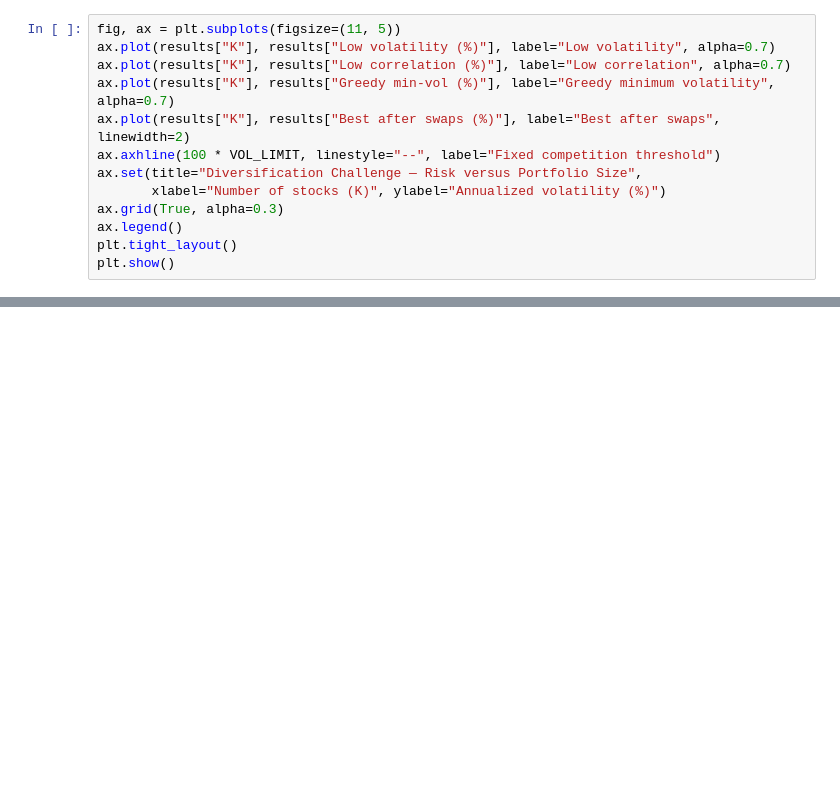
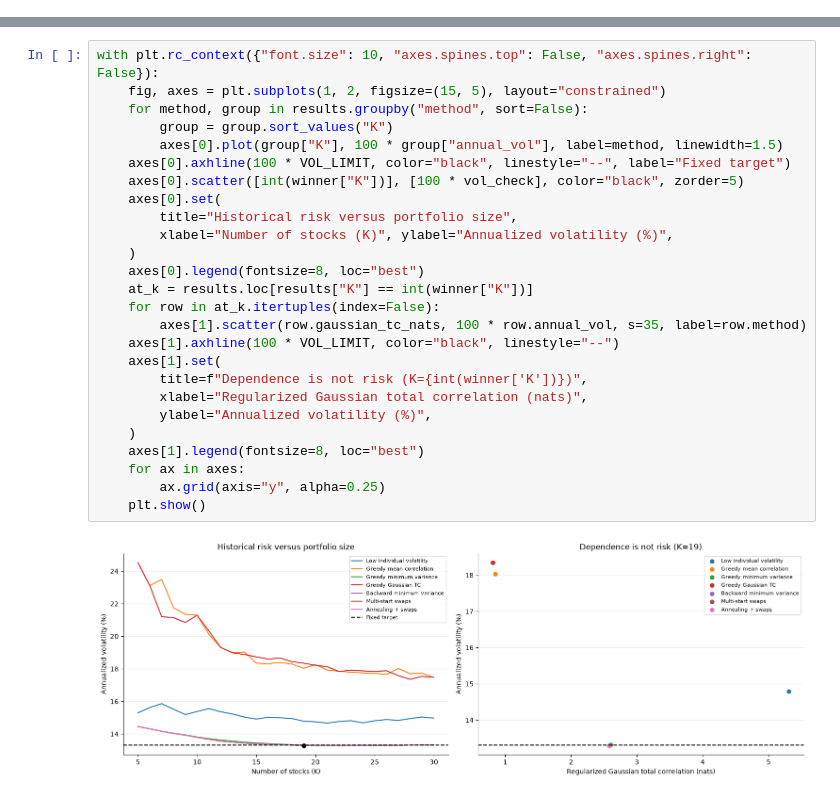
Before and after one commit to alfonso-santos/microcredencial-carteras-python, a Jupyter notebook: Tema_2_Carteras_Intro/src-sol/portfolio-diversification-efficiency-challenge-English-SOL.ipynb, the cells around one changed output, grey strips where cells are left out. Saved outputs shown, nothing was run; the diff lists cells and outputs as text; blank space fills up the shorter version.

```diff
--- a/Tema_2_Carteras_Intro/src-sol/portfolio-diversification-efficiency-challenge-English-SOL.ipynb
+++ b/Tema_2_Carteras_Intro/src-sol/portfolio-diversification-efficiency-challenge-English-SOL.ipynb
@@ -295,13 +0,0 @@ The chart makes clear whether more holdings materially improve risk reduction. W
-# %%
-fig, ax = plt.subplots(figsize=(11, 5))
-ax.plot(results["K"], results["Low volatility (%)"], label="Low volatility", alpha=0.7)
-ax.plot(results["K"], results["Low correlation (%)"], label="Low correlation", alpha=0.7)
-ax.plot(results["K"], results["Greedy min-vol (%)"], label="Greedy minimum volatility", alpha=0.7)
-ax.plot(results["K"], results["Best after swaps (%)"], label="Best after swaps", linewidth=2)
-ax.axhline(100 * VOL_LIMIT, linestyle="--", label="Fixed competition threshold")
-ax.set(title="Diversification Challenge — Risk versus Portfolio Size",
-       xlabel="Number of stocks (K)", ylabel="Annualized volatility (%)")
-ax.grid(True, alpha=0.3)
-ax.legend()
-plt.tight_layout()
-plt.show()
@@ -326,0 +784,28 @@ Submit the **stock symbols in alphabetical order**, with `K` and the annualized
+# %%
+with plt.rc_context({"font.size": 10, "axes.spines.top": False, "axes.spines.right": False}):
+    fig, axes = plt.subplots(1, 2, figsize=(15, 5), layout="constrained")
+    for method, group in results.groupby("method", sort=False):
+        group = group.sort_values("K")
+        axes[0].plot(group["K"], 100 * group["annual_vol"], label=method, linewidth=1.5)
+    axes[0].axhline(100 * VOL_LIMIT, color="black", linestyle="--", label="Fixed target")
+    axes[0].scatter([int(winner["K"])], [100 * vol_check], color="black", zorder=5)
+    axes[0].set(
+        title="Historical risk versus portfolio size",
+        xlabel="Number of stocks (K)", ylabel="Annualized volatility (%)",
+    )
+    axes[0].legend(fontsize=8, loc="best")
+    at_k = results.loc[results["K"] == int(winner["K"])]
+    for row in at_k.itertuples(index=False):
+        axes[1].scatter(row.gaussian_tc_nats, 100 * row.annual_vol, s=35, label=row.method)
+    axes[1].axhline(100 * VOL_LIMIT, color="black", linestyle="--")
+    axes[1].set(
+        title=f"Dependence is not risk (K={int(winner['K'])})",
+        xlabel="Regularized Gaussian total correlation (nats)",
+        ylabel="Annualized volatility (%)",
+    )
+    axes[1].legend(fontsize=8, loc="best")
+    for ax in axes:
+        ax.grid(axis="y", alpha=0.25)
+    plt.show()
+# %% [output]
+[figure, added]
```
Also changed, not shown: parts of 36 cells of this notebook, 11 other files.
